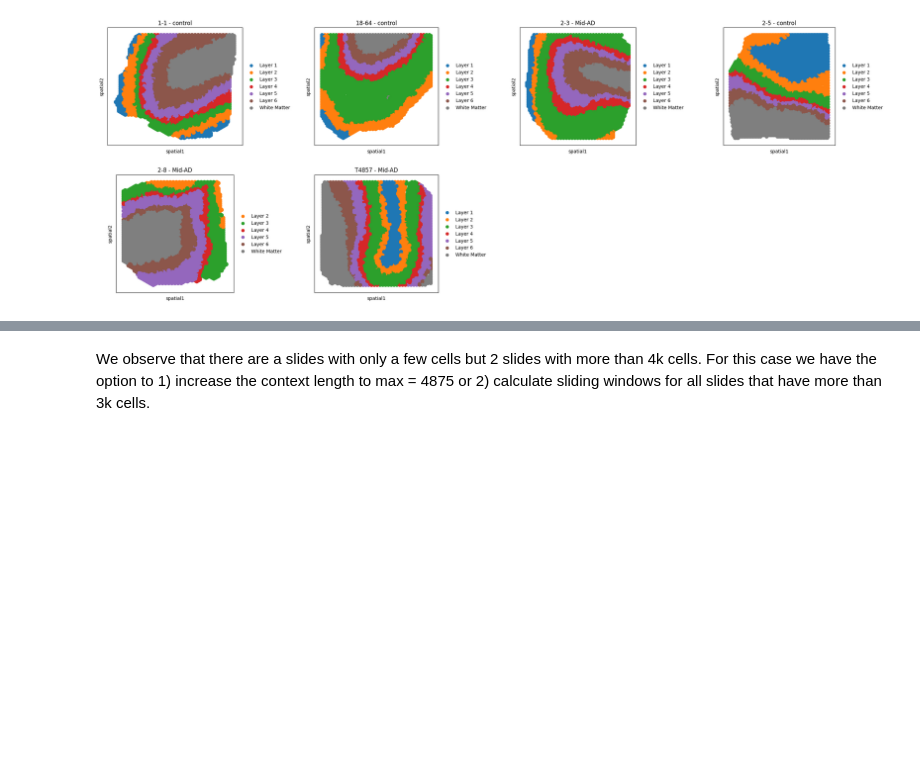
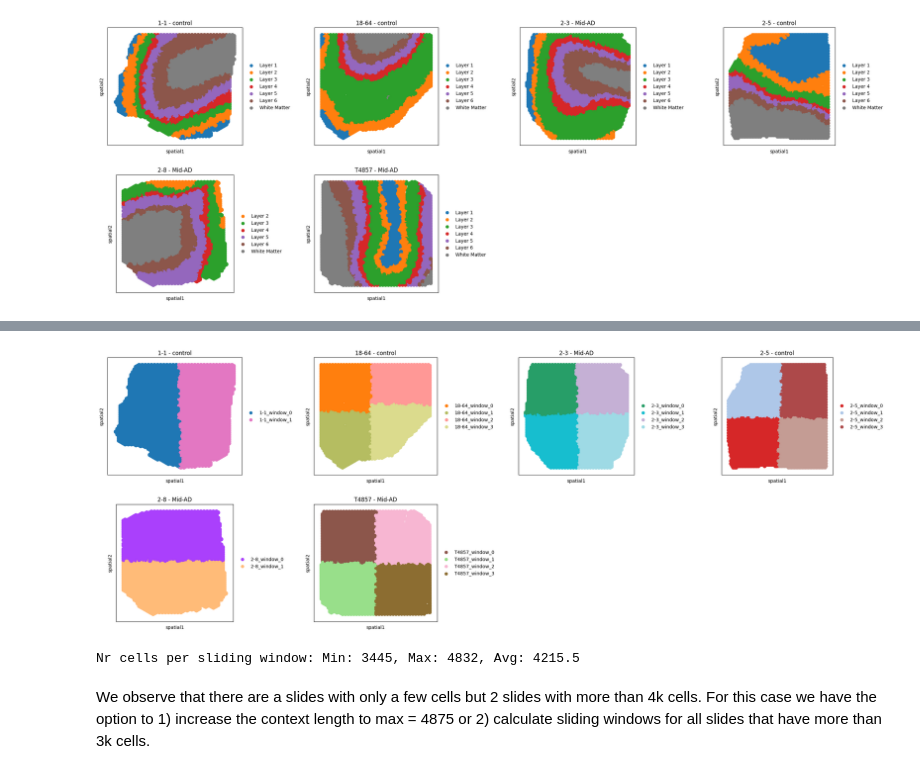
Before and after one commit to theislab/InterScale_reproducibility, a Jupyter notebook: notebooks/chen_2022/setup_chen22.ipynb, the cells around one changed output, grey strips where cells are left out. Drawn from its saved outputs; the diff is of its cells as text; code cells hidden in the pictures; blank space fills up the shorter version.

Commit message:
add chen set up

```diff
--- a/notebooks/chen_2022/setup_chen22.ipynb
+++ b/notebooks/chen_2022/setup_chen22.ipynb
@@ -5,3 +5,21 @@ This tutorials shows how to set up an multiple slide Alzheimer Disease Visium da
 
 - Set up InterScale environment (see instructions in ReadMe)
 - Load raw data from GEO accession (GSE220442) with [SpatialData loader](https://spatialdata.scverse.org/projects/io/en/latest/generated/spatialdata_io.visium.html).
+# %%
+import os
+
+# LRZ home
+if os.path.exists("/dss/dsshome1/05/di93tig"):
+    print('LRZ cluster')
+    CLUSTER = 'LRZ'
+    BASE_DIR_REPO = "/dss/dsshome1/05/di93tig/1_projects"
+    BASE_DIR_PROJECT = "/dss/dssfs03/tumdss/pn36po/pn36po-dss-0002/di93tig/Projects/A3_InterScale"
+elif os.path.exists("/home/icb/francesca.drummer/"):
+    print('HPC cluster')
+    CLUSTER = 'HPC'
+    BASE_DIR_REPO = "/home/icb/francesca.drummer/1-Projects/"
+    BASE_DIR_PROJECT = ""
+else:
+    print('unkown')
+    CLUSTER = 'unknown'
+DATA = "melton25"
@@ -26,7 +53,7 @@ print(INTERSCALE_DIR)
 # %% [markdown]
 <mark>TODO: Change data path</mark>
 # %%
-CHEN_22 = '/dss/dssfs03/tumdss/pn36po/pn36po-dss-0002/di93tig/Projects/A3_InterScale/data/chen_adata.h5ad'
+CHEN_22 = os.path.join(BASE_DIR_PROJECT, 'data/chen_adata.h5ad')
 # %% [markdown]
 ## Load data
 # %%
@@ -193,0 +228,3 @@ Cells removed: 245
+# %%
+adata.obs['patientID_layer'] = adata.obs['patient_id'].astype(str) + '_' + adata.obs['Layer'].astype(str)
+print(np.unique(adata.obs['patientID_layer']))
@@ -207,3 +267,21 @@ sq.pl.spatial_scatter(
+# %%
+# Plot to see if it still makes sense
+sq.pl.spatial_scatter(
+    adata,
+    spatial_key='spatial',
+    library_key='patient_id',
+    color="sliding_window_assignment",
+    size=10,
+    img=False,
+    title=titles
+)
+# %% [output]
+[figure, added]
+# %%
+layer_cell_number = adata.obs.groupby(['sliding_window_assignment']).size()
+print(f"Nr cells per sliding window: Min: {tissue_cell_number.min()}, Max: {tissue_cell_number.max()}, Avg: {tissue_cell_number.mean()}")
+# %% [output]
+Nr cells per sliding window: Min: 3445, Max: 4832, Avg: 4215.5
 # %% [markdown]
 We observe that there are a slides with only a few cells but 2 slides with more than 4k cells. For this case we have the option to 1) increase the context length to max = 4875 or 2) calculate sliding windows for all slides that have more than 3k cells.
 # %% [markdown]
```
Also changed, not shown: parts of 12 cells of this notebook, 3 other files.
